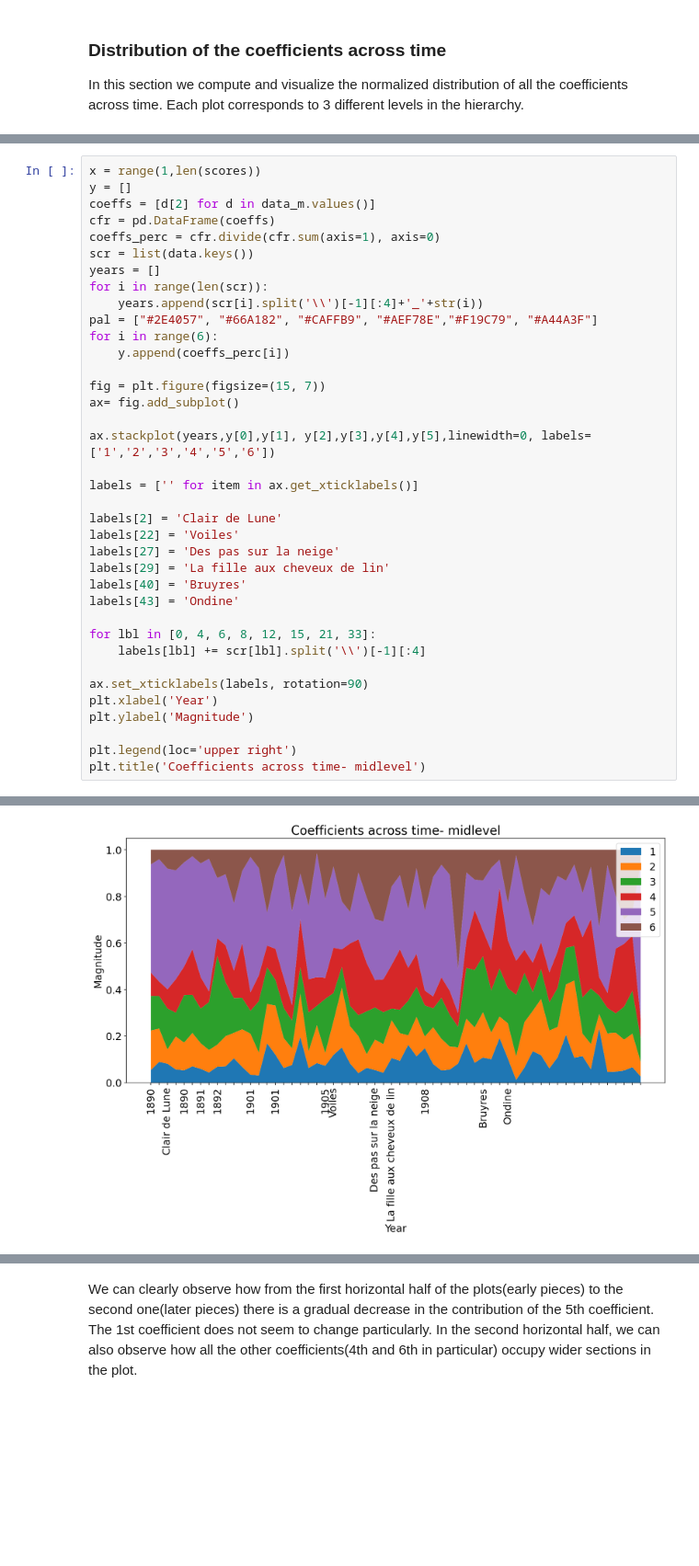
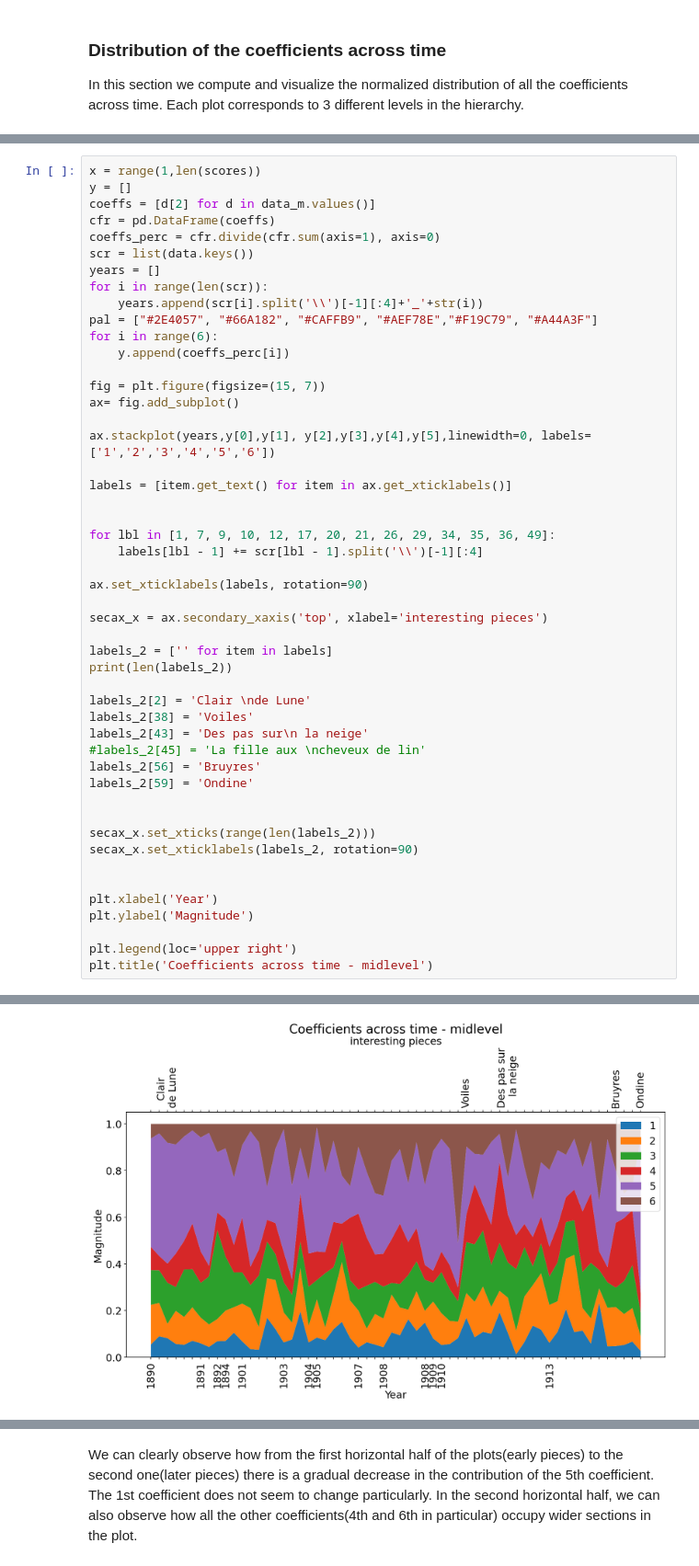
Before and after one commit to ludovicaschaerf/Group-5-Debussy-Pitch-Scapes, a Jupyter notebook: milestone3.ipynb, the cells around one changed output, grey strips where cells are left out. Shown at 92% size. Cells and saved outputs as stored; diff of their text form; blank space fills up the shorter version.

```diff
--- a/milestone3.ipynb
+++ b/milestone3.ipynb
@@ -387,22 +366,34 @@ ax= fig.add_subplot()
 
 ax.stackplot(years,y[0],y[1], y[2],y[3],y[4],y[5],linewidth=0, labels=['1','2','3','4','5','6'])
 
-labels = ['' for item in ax.get_xticklabels()]
+labels = [item.get_text() for item in ax.get_xticklabels()]
 
-labels[2] = 'Clair de Lune'
-labels[22] = 'Voiles'
-labels[27] = 'Des pas sur la neige'
-labels[29] = 'La fille aux cheveux de lin'
-labels[40] = 'Bruyres'
-labels[43] = 'Ondine'
 
-for lbl in [0, 4, 6, 8, 12, 15, 21, 33]:
-    labels[lbl] += scr[lbl].split('\\')[-1][:4]
+for lbl in [1, 7, 9, 10, 12, 17, 20, 21, 26, 29, 34, 35, 36, 49]:
+    labels[lbl - 1] += scr[lbl - 1].split('\\')[-1][:4]
 
 ax.set_xticklabels(labels, rotation=90)
+
+secax_x = ax.secondary_xaxis('top', xlabel='interesting pieces')
+
+labels_2 = ['' for item in labels]
+print(len(labels_2))
+
+labels_2[2] = 'Clair \nde Lune'
+labels_2[38] = 'Voiles'
+labels_2[43] = 'Des pas sur\n la neige'
+#labels_2[45] = 'La fille aux \ncheveux de lin'
+labels_2[56] = 'Bruyres'
+labels_2[59] = 'Ondine'
+
+
+secax_x.set_xticks(range(len(labels_2)))
+secax_x.set_xticklabels(labels_2, rotation=90)
+
+
 plt.xlabel('Year')
 plt.ylabel('Magnitude')
 
 plt.legend(loc='upper right')
-plt.title('Coefficients across time- midlevel')
+plt.title('Coefficients across time - midlevel')
 # %% [output]
@@ -410,2 +402,2 @@ Text(0.5, 1.0, 'Coefficients across time- midlevel')
-[figure, old version]
+[figure, new version]
 # %%
```
Also changed, not shown: parts of 25 cells of this notebook.
